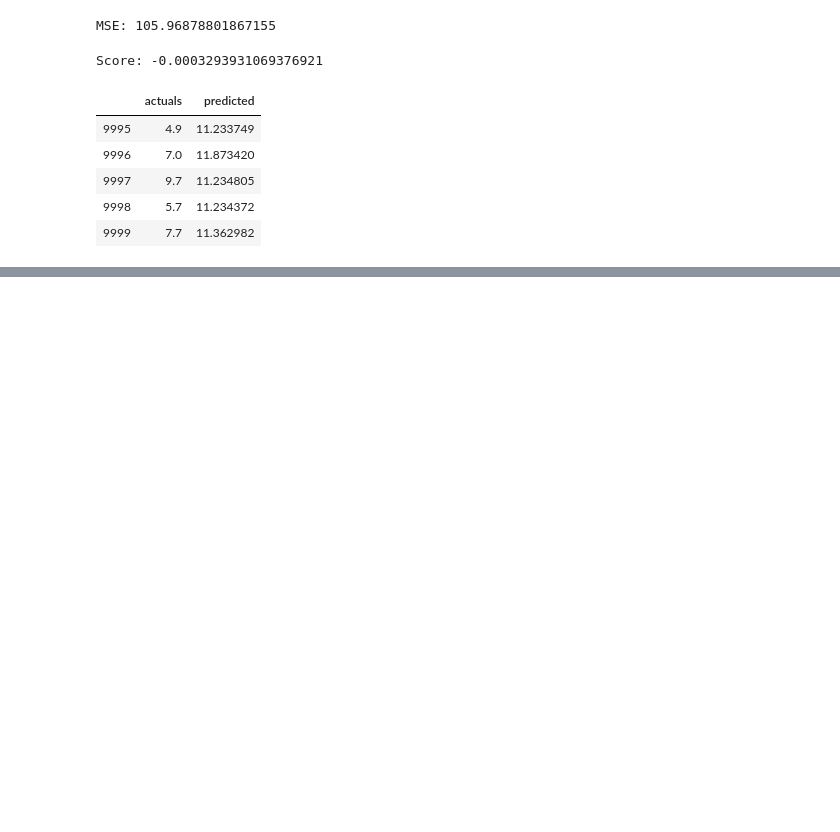
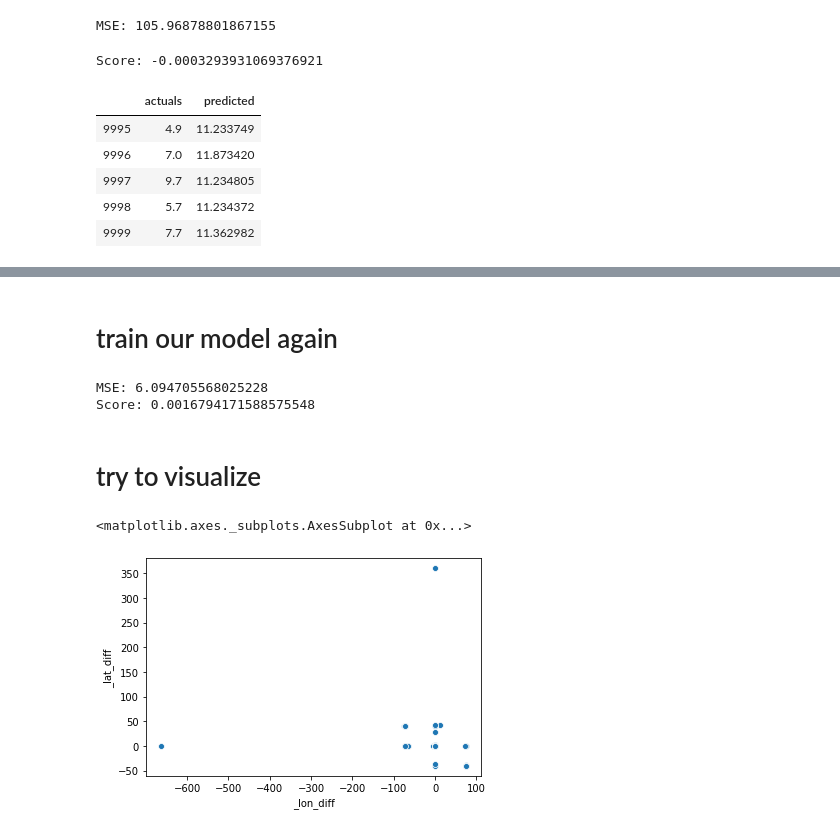
Before and after one commit to securetorobert/MEST, a Jupyter notebook: Scratchbook.ipynb, the cells around one changed output, grey strips where cells are left out. Cells and saved outputs as stored; diff of their text form; code cells hidden in the pictures; blank space fills up the shorter version.

```diff
--- a/Scratchbook.ipynb
+++ b/Scratchbook.ipynb
@@ -106,0 +227,6 @@ _c.tail()
+# %%
+new_df['_day'] = new_df._pickup_datetime.dt.day
+# %%
+new_df['_dayofweek'] = new_df._pickup_datetime.dt.dayofweek
+# %%
+new_df['_hour'] = new_df._pickup_datetime.dt.hour
@@ -106,0 +235,3 @@ _c.tail()
+# %%
+new_df['_lon_diff'] = new_df['pickup_longitude'] - new_df['dropoff_longitude']
+new_df['_lat_diff'] = new_df['pickup_latitude'] - new_df['dropoff_latitude']
@@ -106,0 +261,2 @@ _c.tail()
+# %% [markdown]
+# train our model again
@@ -106,0 +267,11 @@ _c.tail()
+# %%
+linear_model = LinearRegression()
+linear_model.fit(X_train, y_train)
+y_pred = linear_model.predict(X_test)
+print('MSE: {}'.format(mean_squared_error(y_test, y_pred)))
+print('Score: {}'.format(linear_model.score(X_test, y_test)))
+# %% [output]
+MSE: 6.094705568025228
+Score: 0.0016794171588575548
+# %% [markdown]
+# try to visualize
@@ -106,0 +282,5 @@ _c.tail()
+# %%
+sns.scatterplot(x='_lon_diff', y='_lat_diff', data=new_df)
+# %% [output]
+<matplotlib.axes._subplots.AxesSubplot at 0x...>
+[figure, added]
```
Also changed, not shown: parts of 46 cells of this notebook.
